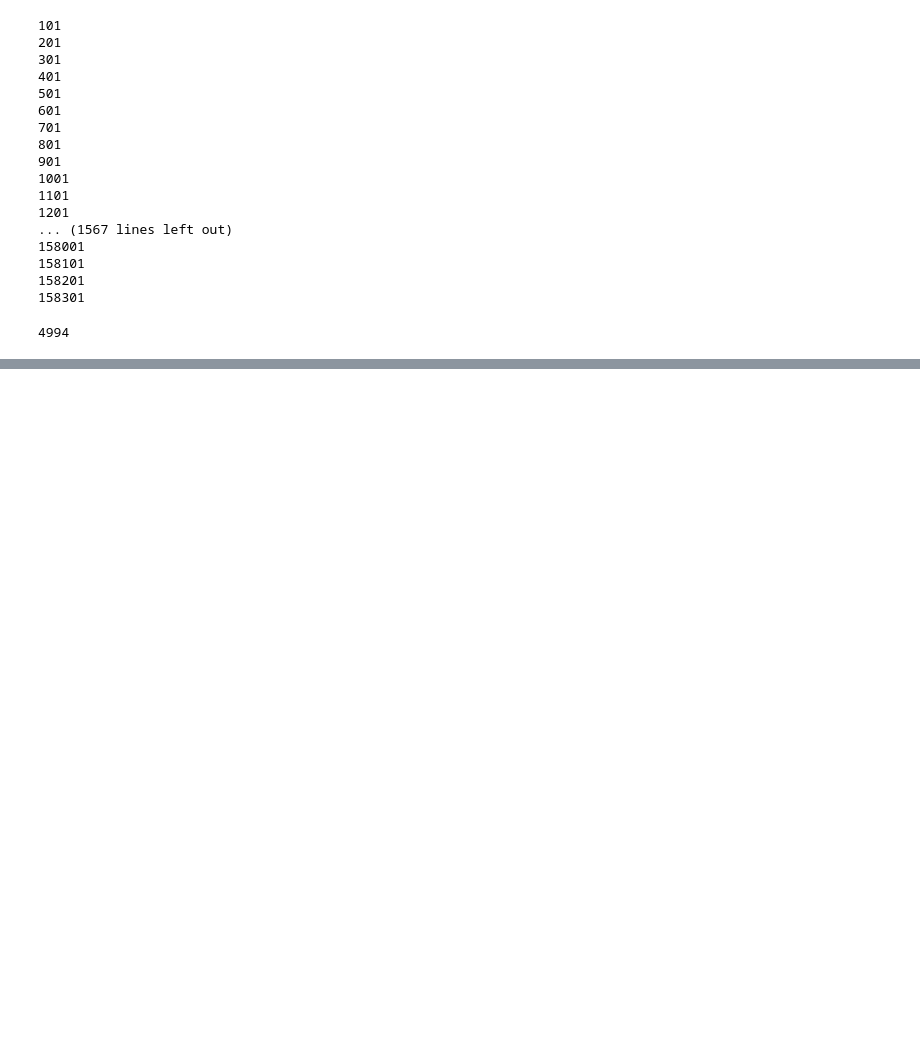
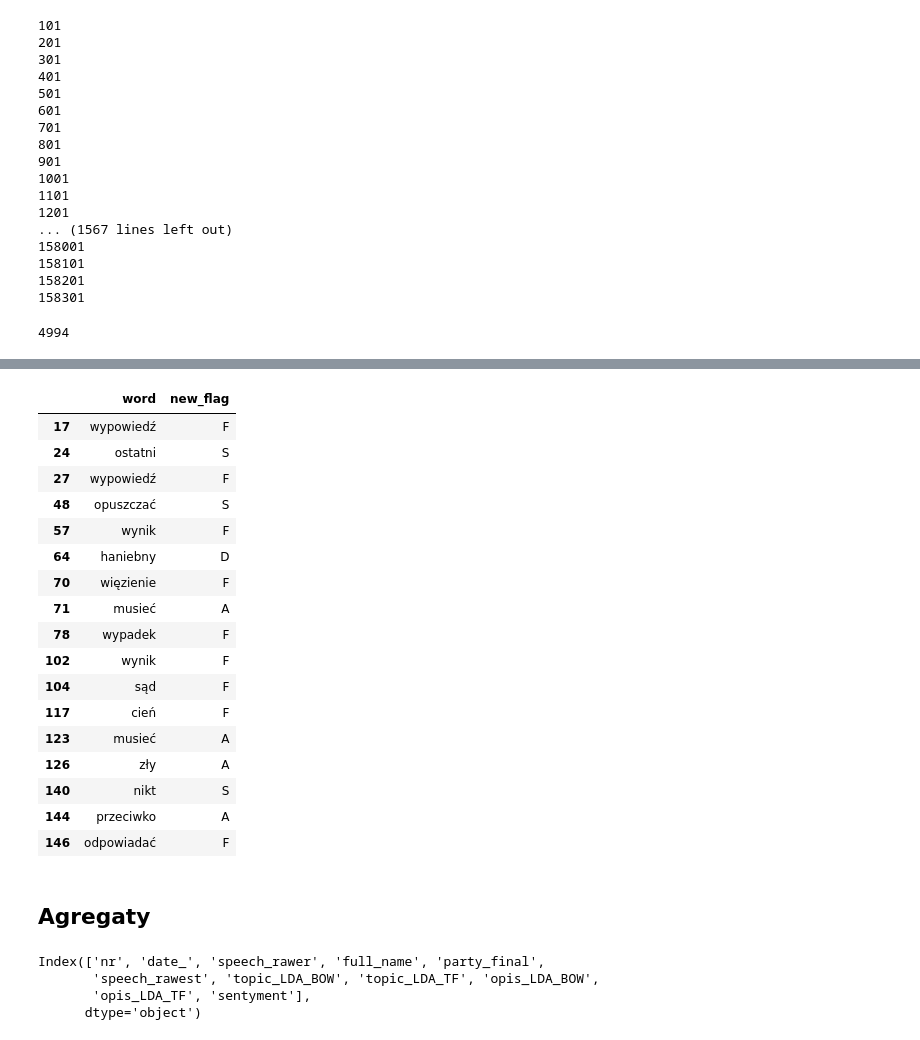
Before and after one commit to magda-lena-b/praca, a Jupyter notebook: 14_analiza_embeddingów.ipynb, the cells around one changed output, grey strips where cells are left out. Cells and saved outputs as stored; diff of their text form; code cells hidden in the pictures; blank space fills up the shorter version.

```diff
--- a/14_analiza_embeddingów.ipynb
+++ b/14_analiza_embeddingów.ipynb
@@ -303,0 +316,2 @@ dane.to_csv('00_dane/rawest.csv', sep='|', encoding='UTF-8', index=False)
+# %%
+dane['party_final'] = dane['party_final'].apply(lambda x: re.sub(r'\n','', x))
@@ -403,0 +343,25 @@ plt.cla?
+# %%
+a = pd.merge(pd.Series(dane.speech_rawest[2], name='word'), df_sp_10[['word', 'new_flag']][df_sp_10.new_flag!='H'], 'left', on='word')
+# %%
+a[pd.isnull(a.new_flag)==False]
+# %% [output]
+|  | word | new_flag |
+| 17 | wypowiedź | F |
+| 24 | ostatni | S |
+| 27 | wypowiedź | F |
+| 48 | opuszczać | S |
+| 57 | wynik | F |
+| 64 | haniebny | D |
+| 70 | więzienie | F |
+| 71 | musieć | A |
+| 78 | wypadek | F |
+| 102 | wynik | F |
+| 104 | sąd | F |
+| 117 | cień | F |
+| 123 | musieć | A |
+| 126 | zły | A |
+| 140 | nikt | S |
+| 144 | przeciwko | A |
+| 146 | odpowiadać | F |
+# %% [markdown]
+## Agregaty
@@ -403,0 +372,8 @@ plt.cla?
+# %%
+#per partia
+dane.columns
+# %% [output]
+Index(['nr', 'date_', 'speech_rawer', 'full_name', 'party_final',
+       'speech_rawest', 'topic_LDA_BOW', 'topic_LDA_TF', 'opis_LDA_BOW',
+       'opis_LDA_TF', 'sentyment'],
+      dtype='object')
```
Also changed, not shown: parts of 20 cells of this notebook.
